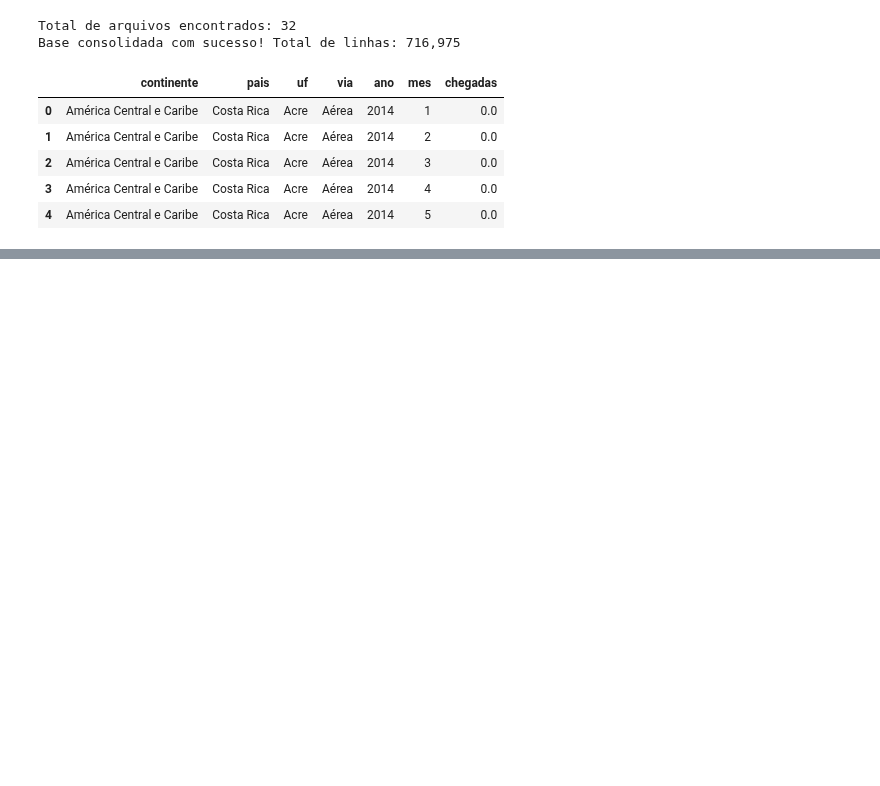
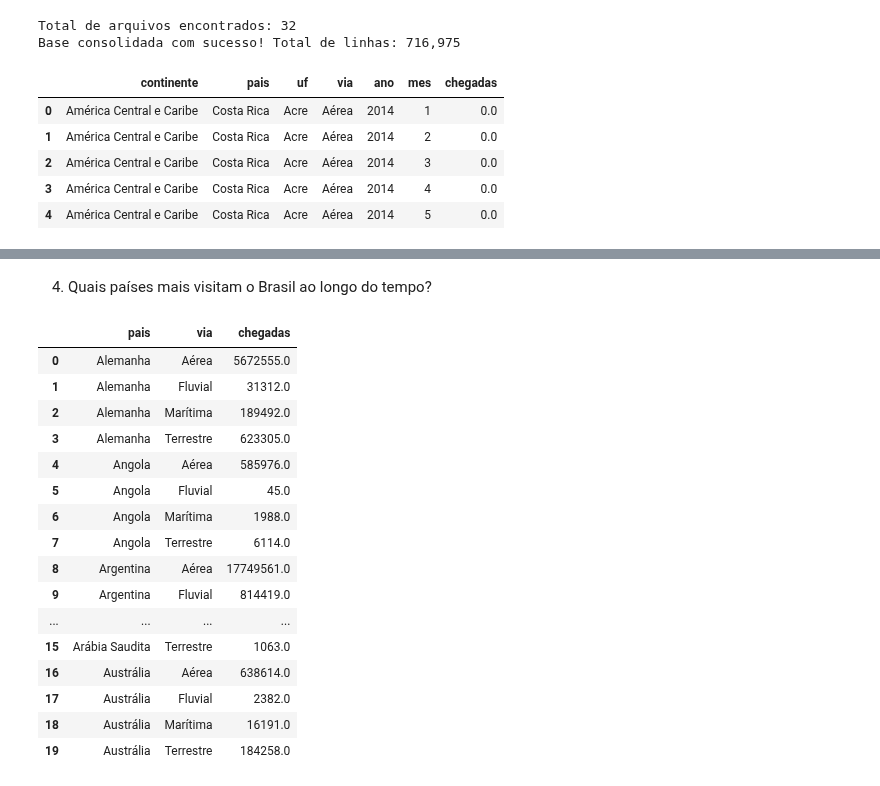
Before and after one commit to r3lc0ts/Projeto-AEDV, a Jupyter notebook: notebook/notebook_turismo.ipynb, the cells around one changed output, grey strips where cells are left out. Drawn from its saved outputs; the diff is of its cells as text; code cells hidden in the pictures; blank space fills up the shorter version.

```diff
--- a/notebook/notebook_turismo.ipynb
+++ b/notebook/notebook_turismo.ipynb
@@ -121,0 +196,30 @@ Base consolidada com sucesso! Total de linhas: 716,975
+# %% [markdown]
+4.	Quais países mais visitam o Brasil ao longo do tempo?
+# %%
+import pandas as pd
+import matplotlib.pyplot as plt
+
+
+chegadas = pd.read_csv("../data/processed/chegadas_limpo.csv")
+
+agrupamento_pais_via = chegadas.groupby(["pais", "via"], as_index=False)["chegadas"].sum()
+
+display(agrupamento_pais_via.head(20))
+# %% [output]
+|  | pais | via | chegadas |
+| 0 | Alemanha | Aérea | 5672555.0 |
+| 1 | Alemanha | Fluvial | 31312.0 |
+| 2 | Alemanha | Marítima | 189492.0 |
+| 3 | Alemanha | Terrestre | 623305.0 |
+| 4 | Angola | Aérea | 585976.0 |
+| 5 | Angola | Fluvial | 45.0 |
+| 6 | Angola | Marítima | 1988.0 |
+| 7 | Angola | Terrestre | 6114.0 |
+| 8 | Argentina | Aérea | 17749561.0 |
+| 9 | Argentina | Fluvial | 814419.0 |
+| ... | ... | ... | ... |
+| 15 | Arábia Saudita | Terrestre | 1063.0 |
+| 16 | Austrália | Aérea | 638614.0 |
+| 17 | Austrália | Fluvial | 2382.0 |
+| 18 | Austrália | Marítima | 16191.0 |
+| 19 | Austrália | Terrestre | 184258.0 |
```
Also changed, not shown: parts of 2 cells of this notebook.
